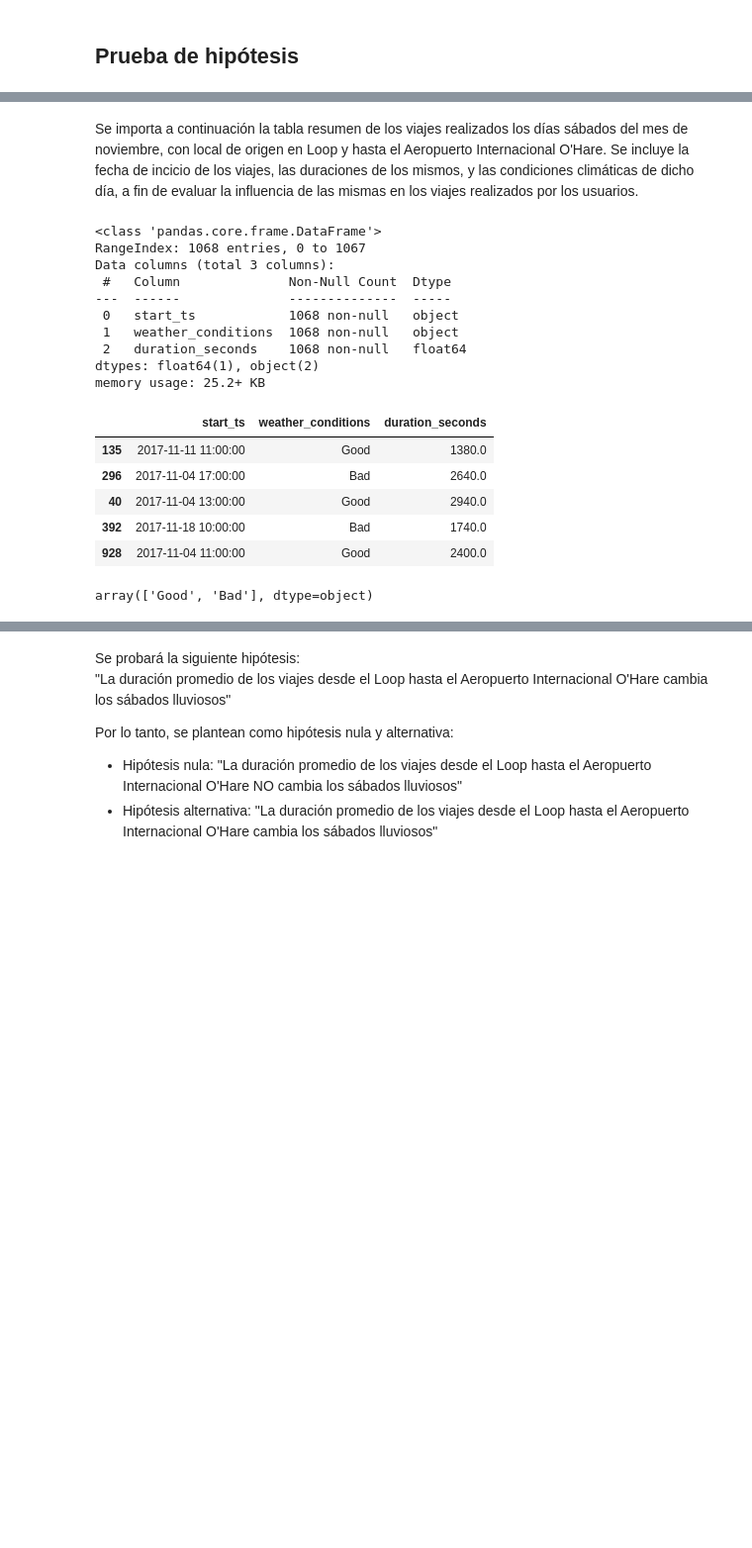
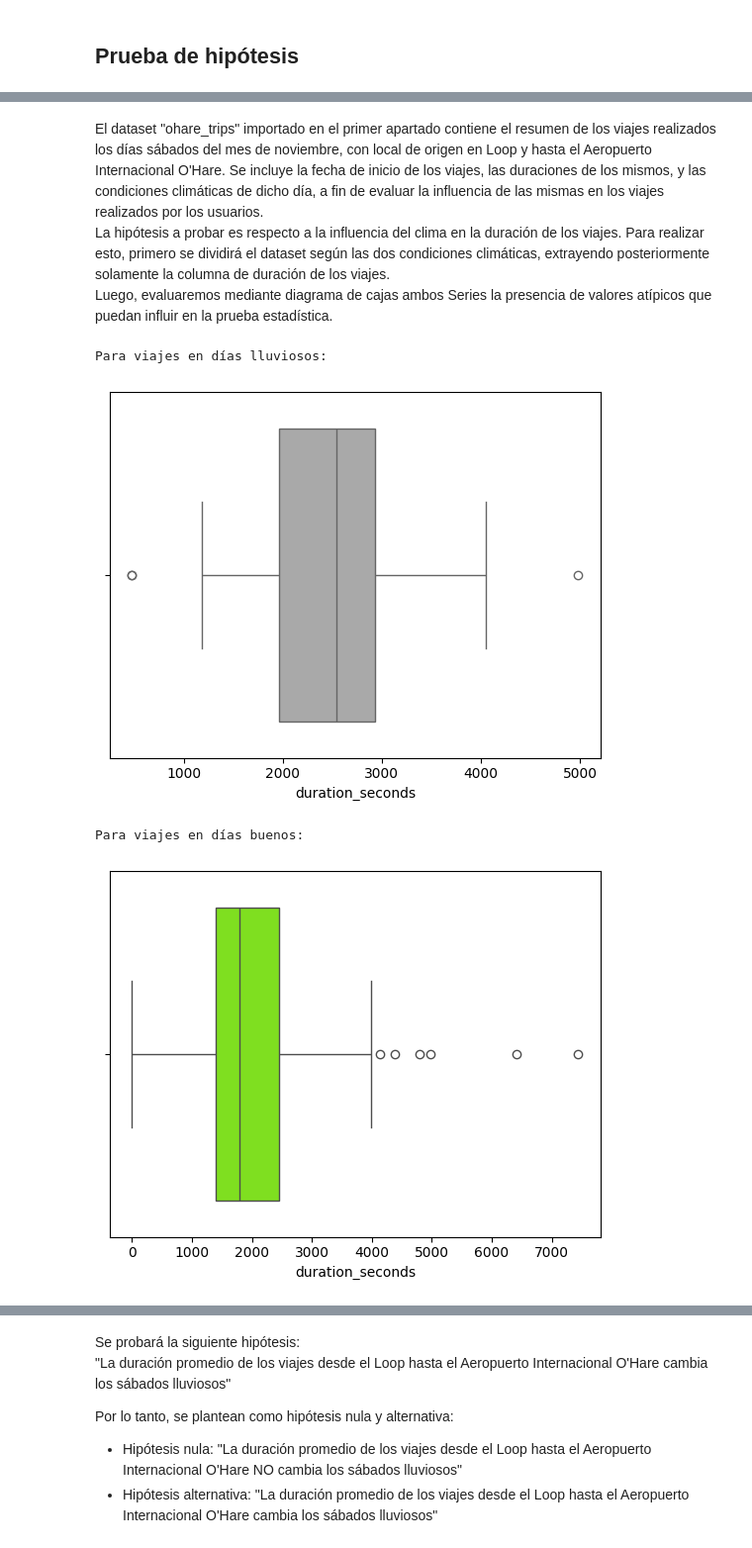
Before and after one commit to EmilioGonzalez29/TT-Project-S7, a Jupyter notebook: project.ipynb, the cells around one changed output, grey strips where cells are left out. Shown at 99% size. Drawn from its saved outputs; the diff is of its cells as text; code cells hidden in the pictures; blank space fills up the shorter version.

```diff
--- a/project.ipynb
+++ b/project.ipynb
@@ -158,25 +251,4 @@ En cuanto a los destinos más concurridos, deberíamos poseer datos de fechas es
 # %% [markdown]
-Se importa a continuación la tabla resumen de los viajes realizados los días sábados del mes de noviembre, con local de origen en Loop  y hasta el Aeropuerto Internacional O'Hare. Se incluye la fecha de incicio de los viajes, las duraciones de los mismos, y las condiciones climáticas de dicho día, a fin de evaluar la influencia de las mismas en los viajes realizados por los usuarios.
+El dataset "ohare_trips" importado en el primer apartado contiene el resumen de los viajes realizados los días sábados del mes de noviembre, con local de origen en Loop  y hasta el Aeropuerto Internacional O'Hare. Se incluye la fecha de inicio de los viajes, las duraciones de los mismos, y las condiciones climáticas de dicho día, a fin de evaluar la influencia de las mismas en los viajes realizados por los usuarios.
+La hipótesis a probar es respecto a la influencia del clima en la duración de los viajes. Para realizar esto, primero se dividirá el dataset según las dos condiciones climáticas, extrayendo posteriormente solamente la columna de duración de los viajes.
+Luego, evaluaremos mediante diagrama de cajas ambos Series la presencia de valores atípicos que puedan influir en la prueba estadística.
-# %%
-ohare_trips = pd.read_csv('./datasets/moved_project_sql_result_07.csv')
-ohare_trips.info()
-display(ohare_trips.sample(5))
-ohare_trips['weather_conditions'].unique()
-# %% [output]
-<class 'pandas.core.frame.DataFrame'>
-RangeIndex: 1068 entries, 0 to 1067
-Data columns (total 3 columns):
- #   Column              Non-Null Count  Dtype
----  ------              --------------  -----
- 0   start_ts            1068 non-null   object
- 1   weather_conditions  1068 non-null   object
- 2   duration_seconds    1068 non-null   float64
-dtypes: float64(1), object(2)
-memory usage: 25.2+ KB
-|  | start_ts | weather_conditions | duration_seconds |
-| 135 | 2017-11-11 11:00:00 | Good | 1380.0 |
-| 296 | 2017-11-04 17:00:00 | Bad | 2640.0 |
-| 40 | 2017-11-04 13:00:00 | Good | 2940.0 |
-| 392 | 2017-11-18 10:00:00 | Bad | 1740.0 |
-| 928 | 2017-11-04 11:00:00 | Good | 2400.0 |
-array(['Good', 'Bad'], dtype=object)
@@ -182,0 +258,13 @@ array(['Good', 'Bad'], dtype=object)
+# %%
+print('Para viajes en días lluviosos:')
+sns.boxplot(x=ohare_trips_raining, color='#A9A9A9')
+plt.show()
+print()
+print('Para viajes en días buenos:')
+sns.boxplot(x=ohare_trips_good, color='#7FFF00')
+plt.show()
+# %% [output]
+Para viajes en días lluviosos:
+[figure, added]
+Para viajes en días buenos:
+[figure, added]
```
Also changed, not shown: parts of 28 cells of this notebook.
